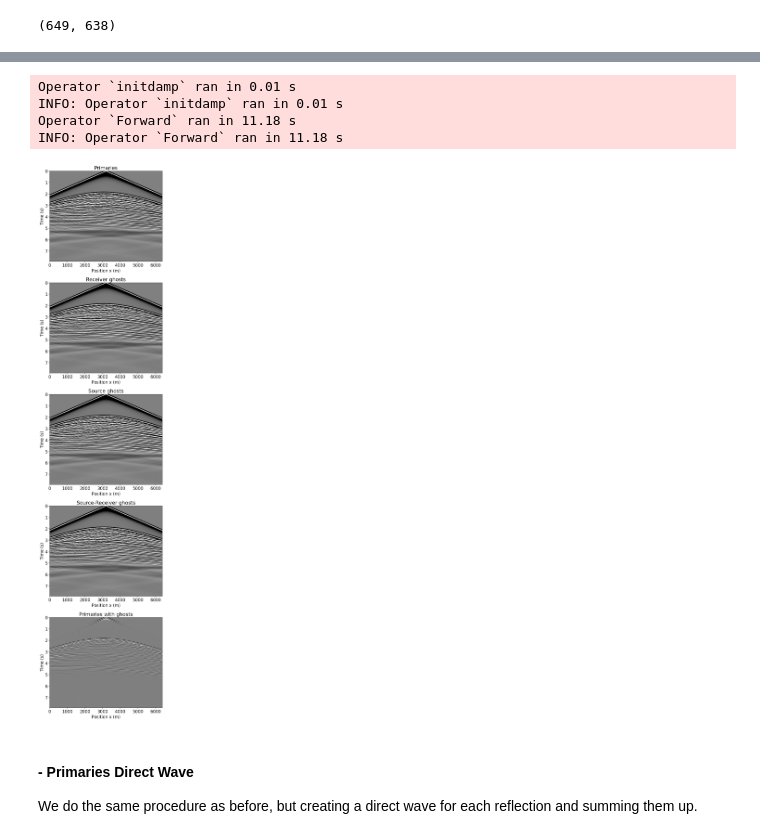
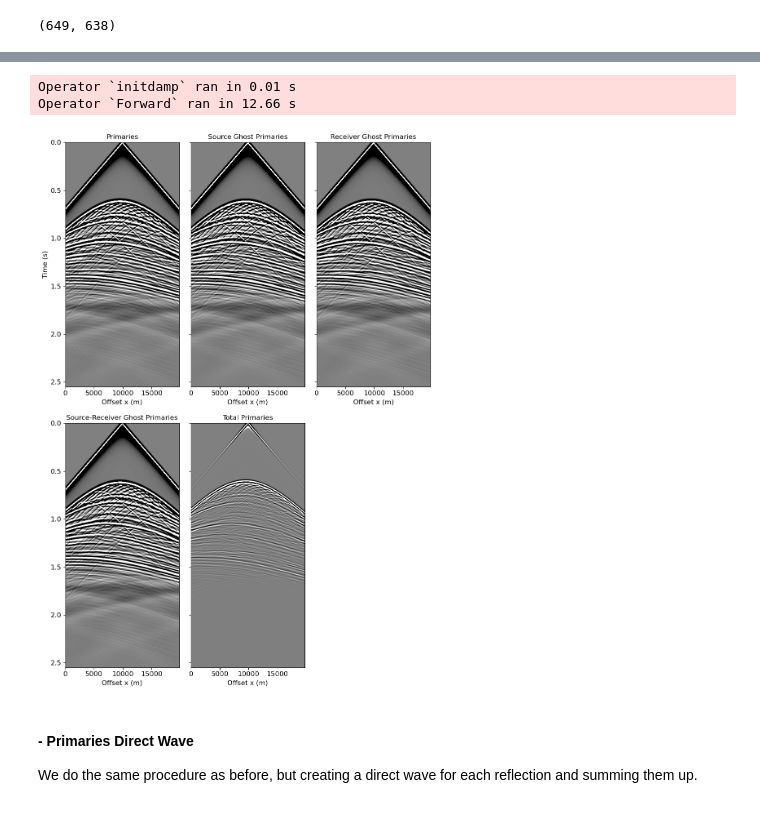
Before and after one commit to DIG-Kaust/Adaptive-subtraction, a Jupyter notebook: notebooks/Data_Modeling.ipynb, the cells around one changed output, grey strips where cells are left out. Cells and saved outputs as stored; diff of their text form; code cells hidden in the pictures.

```diff
--- a/notebooks/Data_Modeling.ipynb
+++ b/notebooks/Data_Modeling.ipynb
@@ -390,7 +395,6 @@ awe_2.create_geometry(src_x=np.arange(0, nsrc) * spacing[0],
                     rec_z=15,
                     t0=t0, tn=tn, src_type='Ricker', f0=f0)
 
-isrc = nsrc//2
 p2, _, _ = awe_2.solve_one_shot(isrc, dt=dt)
 # %% [output]
 Operator `initdamp` ran in 0.01 s
@@ -409,7 +411,6 @@ awe_3.create_geometry(src_x=np.arange(0, nsrc) * spacing[0],
                     rec_z=25,
                     t0=t0, tn=tn, src_type='Ricker', f0=f0)
 
-isrc = nsrc//2
 p3, _, _ = awe_3.solve_one_shot(isrc, dt=dt)
 # %% [output]
 Operator `initdamp` ran in 0.01 s
@@ -428,13 +427,10 @@ awe_4.create_geometry(src_x=np.arange(0, nsrc) * spacing[0],
                     rec_z=15,
                     t0=t0, tn=tn, src_type='Ricker', f0=f0)
 
-isrc = nsrc//2
 p4, _, _ = awe_4.solve_one_shot(isrc, dt=dt)
 # %% [output]
 Operator `initdamp` ran in 0.01 s
-INFO: Operator `initdamp` ran in 0.01 s
-Operator `Forward` ran in 11.18 s
-INFO: Operator `Forward` ran in 11.18 s
+Operator `Forward` ran in 12.66 s
 # %%
 # Remove samples
 
@@ -446,50 +442,54 @@ p4 = p4.data[25:-1]
 # Get primaries with ghosts
 p = p1 + p4 - p2 - p3
 # %%
-fig, axs = plt.subplots(5, 1, figsize=(7, 30))
+nt = data.shape[0]
+nr = data.shape[1]
+dt = 0.004
+dx = 10
 
-nt = p.shape[0]
-t0 = 0.0
-t1 = t0 + (nt - 1) * dt/1000
-nr = p.shape[1]
-dx = 10
+# Visualize data
+t0 = 0
+t1 = t0 + (nt - 1)*dt
 xmin = 0
-xmax = nr * dx
+xmax = nr*dx
 
-axs[0].imshow(p1 , cmap='gray', vmin=vmin, vmax=vmax, extent=[xmin,xmax,t1,t0])
-axs[0].set_xlabel('Position x (m)',fontsize=16)
-axs[0].set_ylabel('Time (s)',fontsize=16)
-axs[0].axis('tight')
-axs[0].set_title('Primaries')
+vmax = 1e-2
+vmin = -vmax
 
-axs[1].imshow(p2, cmap='gray', vmin=vmin, vmax=vmax, extent=[xmin,xmax,t1,t0])
-axs[1].set_xlabel('Position x (m)',fontsize=16)
-axs[1].set_ylabel('Time (s)',fontsize=16)
-axs[1].axis('tight')
-axs[1].set_title('Receiver ghosts')
+fig, axs = plt.subplots(2, 3, figsize=(10,14),sharey=True)
 
-axs[2].imshow(p3, cmap='gray', vmin=vmin, vmax=vmax, extent=[xmin,xmax,t1,t0])
-axs[2].set_xlabel('Position x (m)',fontsize=16)
-axs[2].set_ylabel('Time (s)',fontsize=16)
-axs[2].axis('tight')
-axs[2].set_title('Source ghosts')
+axs[0][0].imshow(p1, aspect='auto', vmin=vmin, vmax=vmax, extent=[xmin,xmax,t1,t0], cmap='gray')
+axs[0][0].set_title('Primaries',fontsize=12)
+axs[0][0].set_xlabel('Offset x (m)',fontsize=12)
+axs[0][0].set_ylabel('Time (s)',fontsize=12)
+axs[0][0].tick_params(axis='x', labelsize=12)
+axs[0][0].tick_params(axis='y', labelsize=12)
 
-axs[3].imshow(p4, cmap='gray', vmin=vmin, vmax=vmax, extent=[xmin,xmax,t1,t0])
-axs[3].set_xlabel('Position x (m)',fontsize=16)
-axs[3].set_ylabel('Time (s)',fontsize=16)
-axs[3].axis('tight')
-axs[3].set_title('Source-Receiver ghosts')
+axs[0][1].imshow(p2, aspect='auto', vmin=vmin, vmax=vmax, extent=[xmin,xmax,t1,t0], cmap='gray')
+axs[0][1].set_title('Source Ghost Primaries',fontsize=12)
+axs[0][1].set_xlabel('Offset x (m)',fontsize=12)
+axs[0][1].tick_params(axis='x', labelsize=12)
 
-axs[4].imshow(p, cmap='gray', vmin=vmin, vmax=vmax, extent=[xmin,xmax,t1,t0])
-axs[4].set_xlabel('Position x (m)',fontsize=16)
-axs[4].set_ylabel('Time (s)',fontsize=16)
-axs[4].axis('tight')
-axs[4].set_title('Primaries with ghosts')
+axs[0][2].imshow(p3, aspect='auto', vmin=vmin, vmax=vmax, extent=[xmin,xmax,t1,t0], cmap='gray')
+axs[0][2].set_title('Receiver Ghost Primaries',fontsize=12)
+axs[0][2].set_xlabel('Offset x (m)',fontsize=12)
+axs[0][2].tick_params(axis='x', labelsize=12)
+
+axs[1][0].imshow(p4, aspect='auto', vmin=vmin, vmax=vmax, extent=[xmin,xmax,t1,t0], cmap='gray')
+axs[1][0].set_title('Source-Receiver Ghost Primaries',fontsize=12)
+axs[1][0].set_xlabel('Offset x (m)',fontsize=12)
+axs[1][0].tick_params(axis='y', labelsize=12)
+axs[1][0].tick_params(axis='x', labelsize=12)
+
+axs[1][1].imshow(p, aspect='auto', vmin=vmin, vmax=vmax, extent=[xmin,xmax,t1,t0], cmap='gray')
+axs[1][1].set_title('Total Primaries',fontsize=12)
+axs[1][1].set_xlabel('Offset x (m)',fontsize=12)
+axs[1][1].tick_params(axis='x', labelsize=12)
+axs[1][2].axis("off")
 
 plt.tight_layout()
-plt.show()
 # %% [output]
-[figure, old version]
+[figure, new version]
 # %% [markdown]
 #### - Primaries Direct Wave
 We do the same procedure as before, but creating a direct wave for each reflection and summing them up.
```
Also changed, not shown: parts of 20 cells of this notebook, 1 other file.
